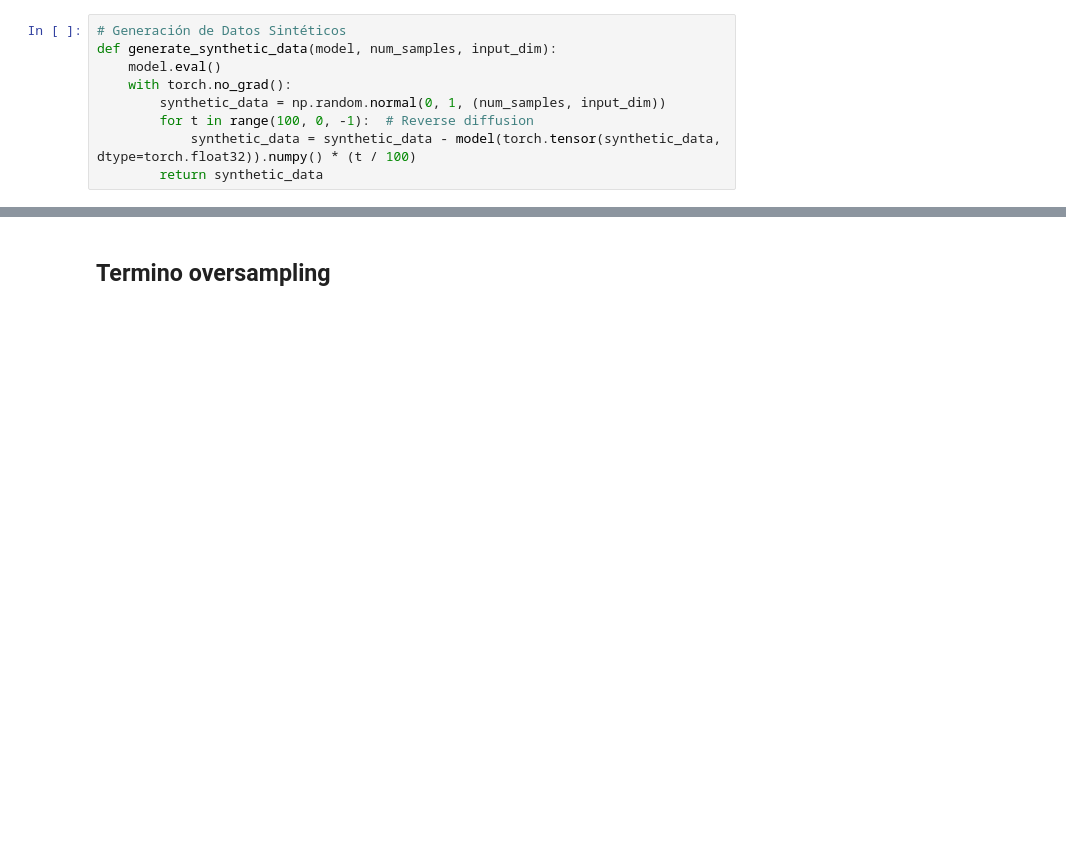
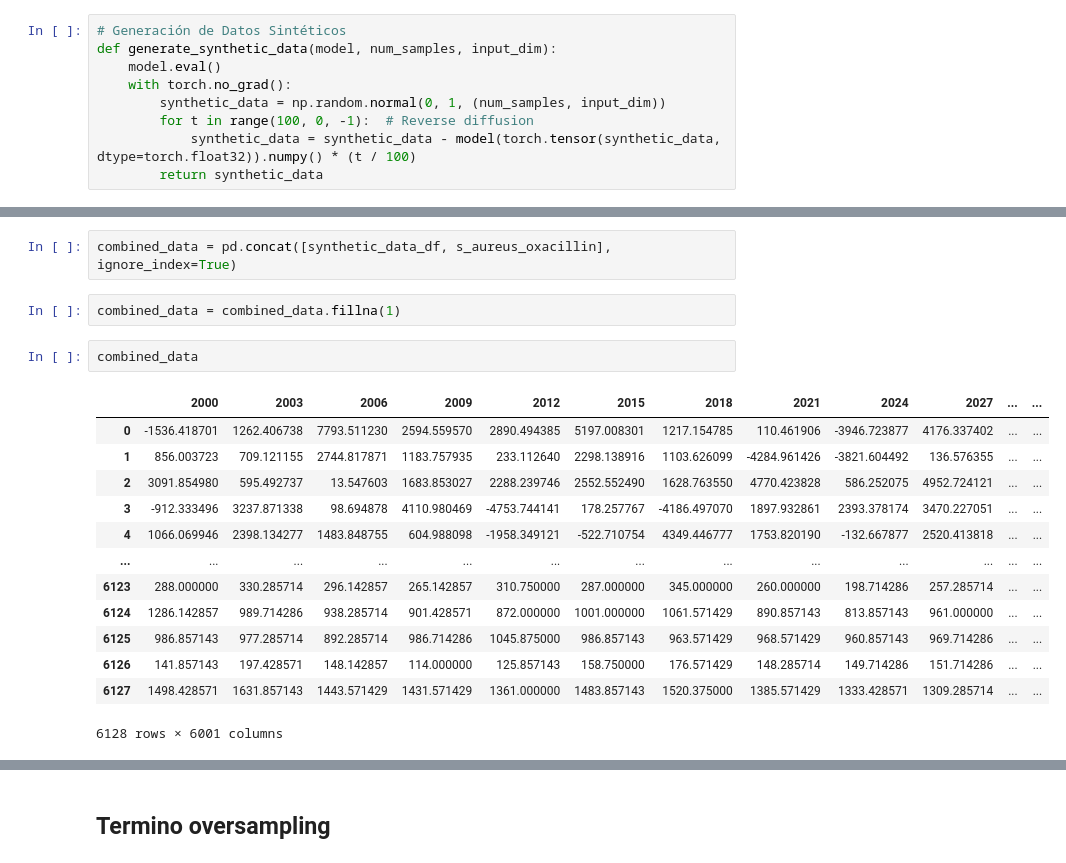
Before and after one commit to pablohernanpinto/tesis, a Jupyter notebook: DeepAMRConDifussionModel.ipynb, the cells around one changed output, grey strips where cells are left out. Cells and saved outputs as stored; diff of their text form; blank space fills up the shorter version.

```diff
--- a/DeepAMRConDifussionModel.ipynb
+++ b/DeepAMRConDifussionModel.ipynb
@@ -247,0 +230,20 @@ plt.show()
+# %%
+combined_data = pd.concat([synthetic_data_df, s_aureus_oxacillin], ignore_index=True)
+# %%
+combined_data = combined_data.fillna(1)
+# %%
+combined_data
+# %% [output]
+|  | 2000 | 2003 | 2006 | 2009 | 2012 | 2015 | 2018 | 2021 | 2024 | 2027 | ... | ... |
+| 0 | -1536.418701 | 1262.406738 | 7793.511230 | 2594.559570 | 2890.494385 | 5197.008301 | 1217.154785 | 110.461906 | -3946.723877 | 4176.337402 | ... | ... |
+| 1 | 856.003723 | 709.121155 | 2744.817871 | 1183.757935 | 233.112640 | 2298.138916 | 1103.626099 | -4284.961426 | -3821.604492 | 136.576355 | ... | ... |
+| 2 | 3091.854980 | 595.492737 | 13.547603 | 1683.853027 | 2288.239746 | 2552.552490 | 1628.763550 | 4770.423828 | 586.252075 | 4952.724121 | ... | ... |
+| 3 | -912.333496 | 3237.871338 | 98.694878 | 4110.980469 | -4753.744141 | 178.257767 | -4186.497070 | 1897.932861 | 2393.378174 | 3470.227051 | ... | ... |
+| 4 | 1066.069946 | 2398.134277 | 1483.848755 | 604.988098 | -1958.349121 | -522.710754 | 4349.446777 | 1753.820190 | -132.667877 | 2520.413818 | ... | ... |
+| ... | ... | ... | ... | ... | ... | ... | ... | ... | ... | ... | ... | ... |
+| 6123 | 288.000000 | 330.285714 | 296.142857 | 265.142857 | 310.750000 | 287.000000 | 345.000000 | 260.000000 | 198.714286 | 257.285714 | ... | ... |
+| 6124 | 1286.142857 | 989.714286 | 938.285714 | 901.428571 | 872.000000 | 1001.000000 | 1061.571429 | 890.857143 | 813.857143 | 961.000000 | ... | ... |
+| 6125 | 986.857143 | 977.285714 | 892.285714 | 986.714286 | 1045.875000 | 986.857143 | 963.571429 | 968.571429 | 960.857143 | 969.714286 | ... | ... |
+| 6126 | 141.857143 | 197.428571 | 148.142857 | 114.000000 | 125.857143 | 158.750000 | 176.571429 | 148.285714 | 149.714286 | 151.714286 | ... | ... |
+| 6127 | 1498.428571 | 1631.857143 | 1443.571429 | 1431.571429 | 1361.000000 | 1483.857143 | 1520.375000 | 1385.571429 | 1333.428571 | 1309.285714 | ... | ... |
+6128 rows × 6001 columns
```
Also changed, not shown: parts of 29 cells of this notebook, 2 other files.
